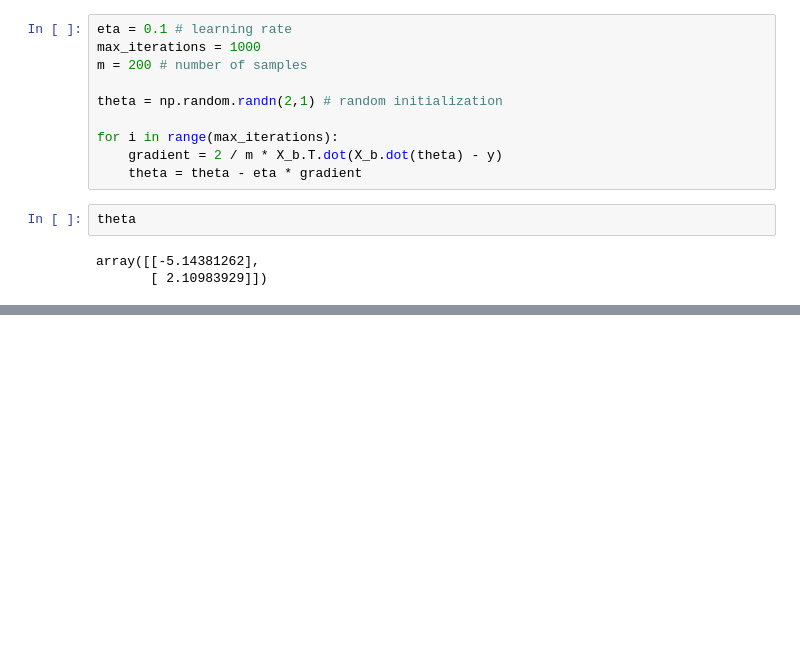
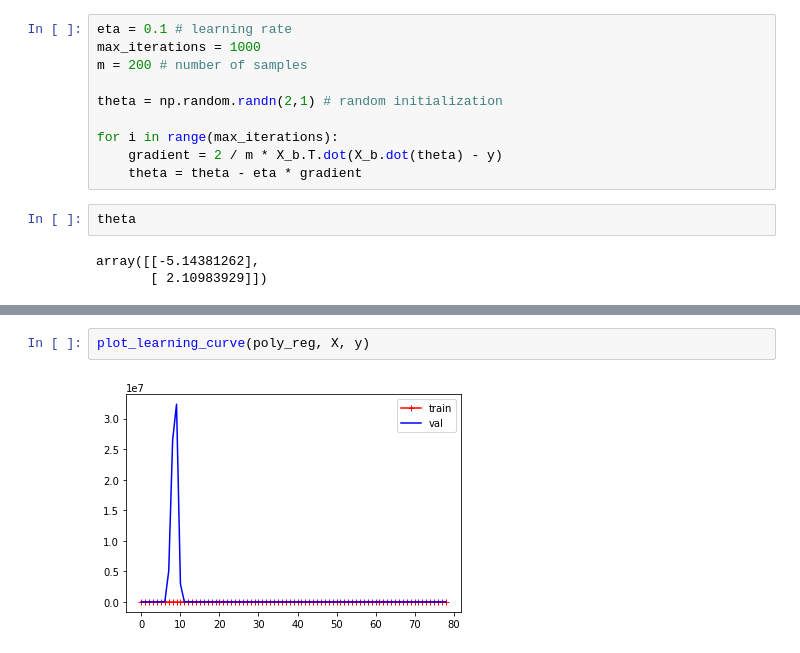
Before and after one commit to alishakiba/DataMiningCourse, a Jupyter notebook: TrainingLinearModels.ipynb, the cells around one changed output, grey strips where cells are left out. Saved outputs shown, nothing was run; the diff lists cells and outputs as text; blank space fills up the shorter version.

```diff
--- a/TrainingLinearModels.ipynb
+++ b/TrainingLinearModels.ipynb
@@ -115,0 +202,4 @@ sgd_reg.intercept_, sgd_reg.coef_
+# %%
+plot_learning_curve(poly_reg, X, y)
+# %% [output]
+[figure, added]
```
Also changed, not shown: parts of 35 cells of this notebook.
